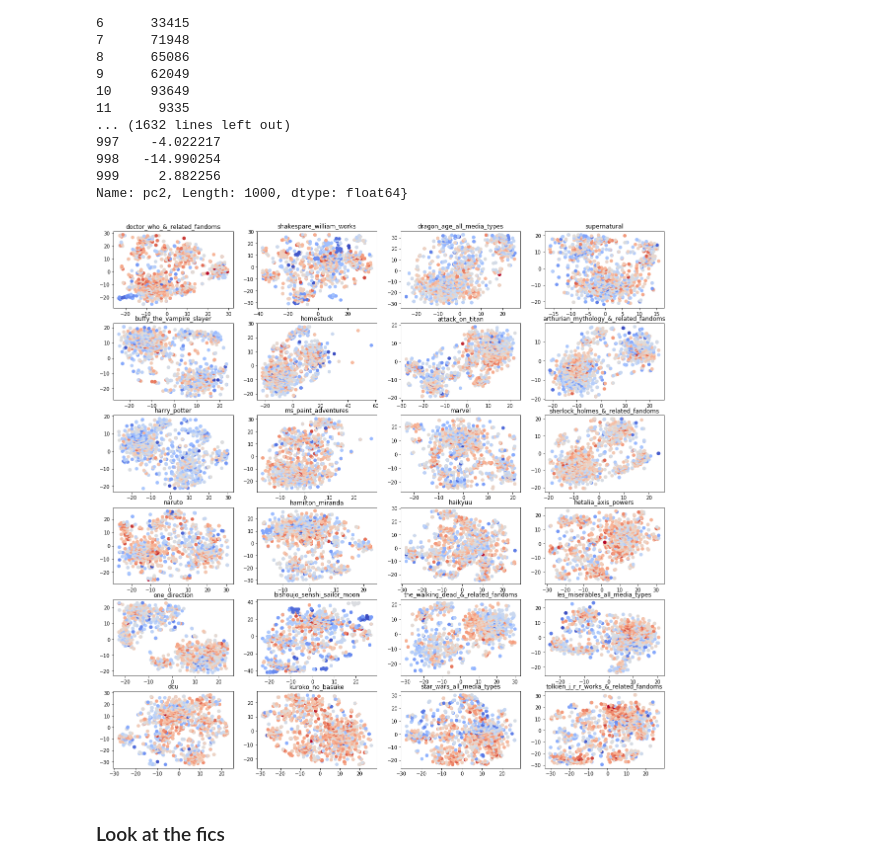
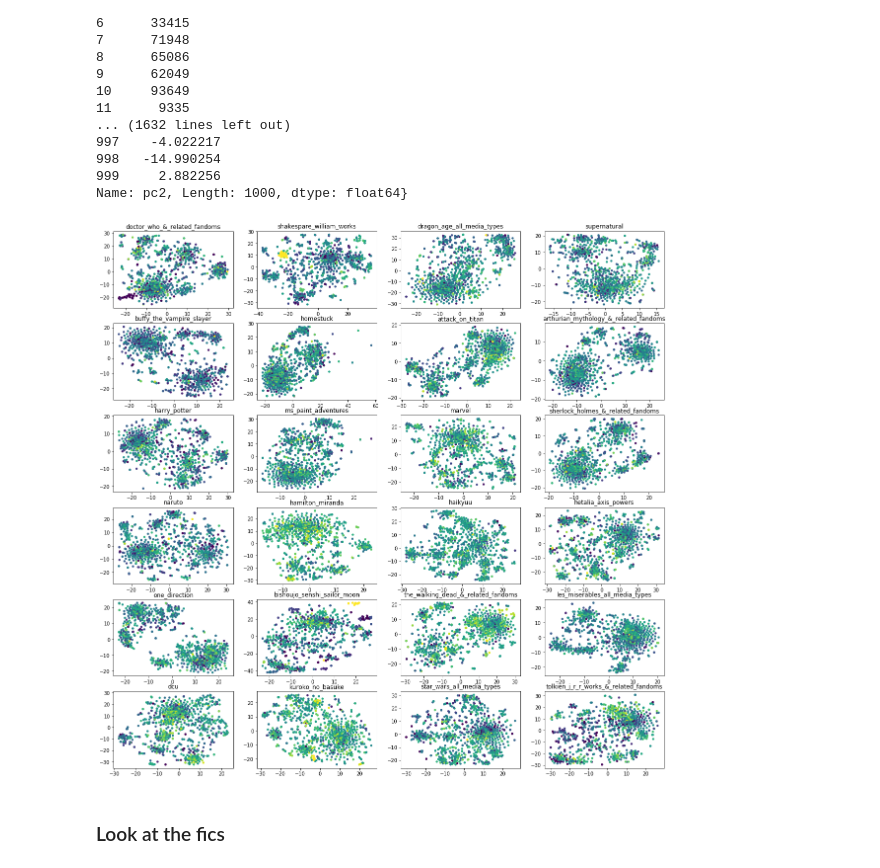
Before and after one commit to yzjing/ao3_old, a Jupyter notebook: exps/20180521_clustering/tsne.ipynb, the cells around one changed output. Drawn from its saved outputs; the diff is of its cells as text; code cells hidden in the pictures.

```diff
--- a/exps/20180521_clustering/tsne.ipynb
+++ b/exps/20180521_clustering/tsne.ipynb
@@ -58,17 +59,23 @@ Name: pc2, Length: 1000, dtype: float64}
 # %%
 plt.figure(figsize = (20,20))
 for i,fandom in enumerate(fandom_list):
 
     df = pd.read_csv(os.path.join(data_path,fandom), sep = '\t')
     df = df.sort_values(by = "pc1")[10:-10]
     df = df.sort_values(by = "pc2")[10:-10]
-    df['Kudos'] = np.log(df['Kudos']/df['Chapters'])
+    df['Kudos'] = np.log(df['Kudos']+1/df['Chapters'])
+    df = df.replace([np.inf, -np.inf], np.nan)
+    df = df.fillna(0)
+    kmin = min(df['Kudos'])
+    kmax = max(df['Kudos'])
+
     plt.subplot(6,4,i+1)
-    plt.scatter(df['pc1'], df['pc2'],c=df['Kudos'], cmap='coolwarm')
+    norm = colors.Normalize(vmin = kmin, vmax = kmax)
+    plt.scatter(df['pc1'], df['pc2'], c=df['Kudos'], norm = norm, cmap = 'viridis', s = 12)
     plt.title(fandom.replace('_tfidf_tsne.tsv', ''))
     plt.savefig('tsne_plot_rmoutliers.pdf', type='pdf')
 # %% [output]
-[figure, old version]
+[figure, new version]
 # %% [markdown]
 ### Look at the fics
 # %%
```
Also changed, not shown: parts of 7 cells of this notebook, 5 other files.
